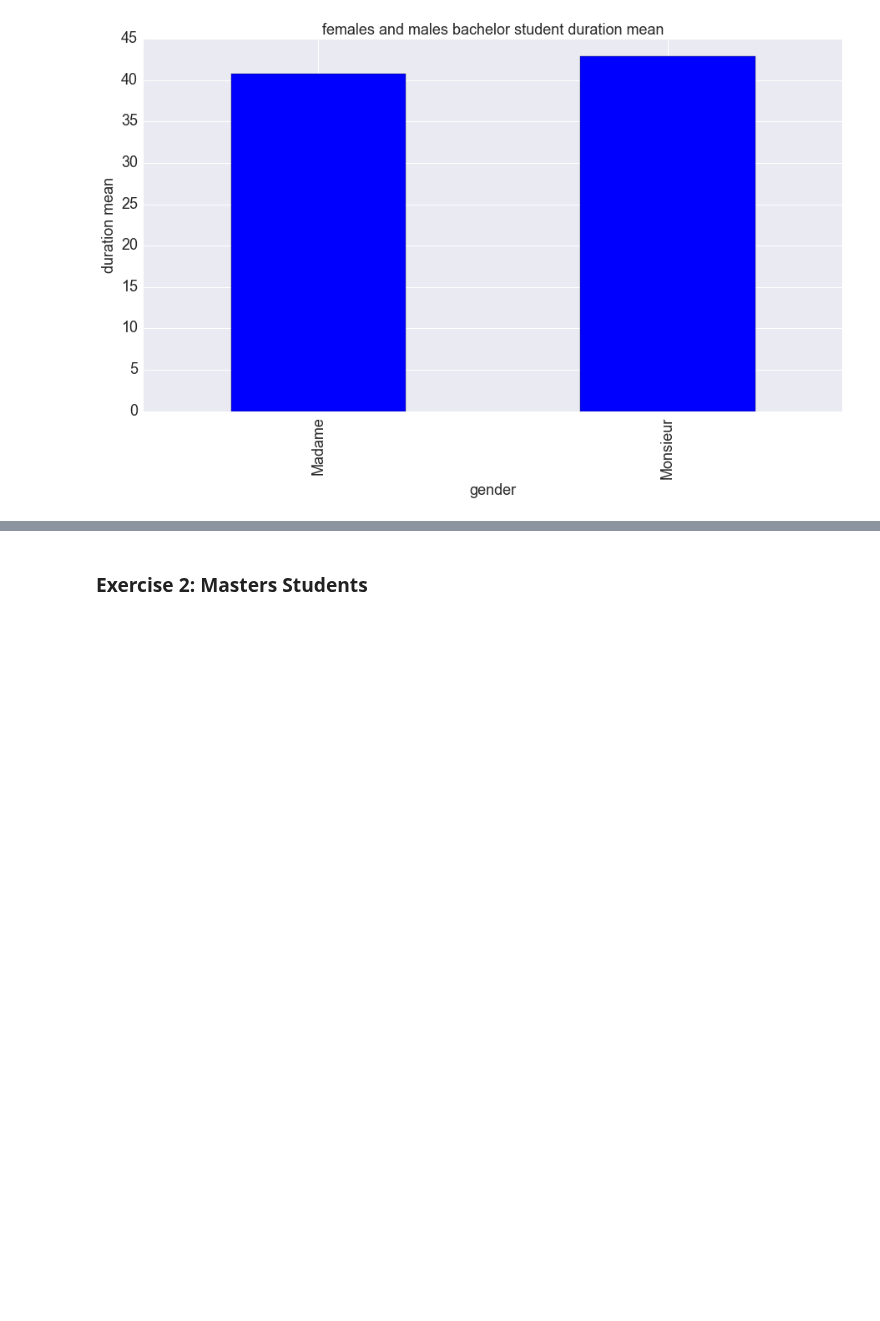
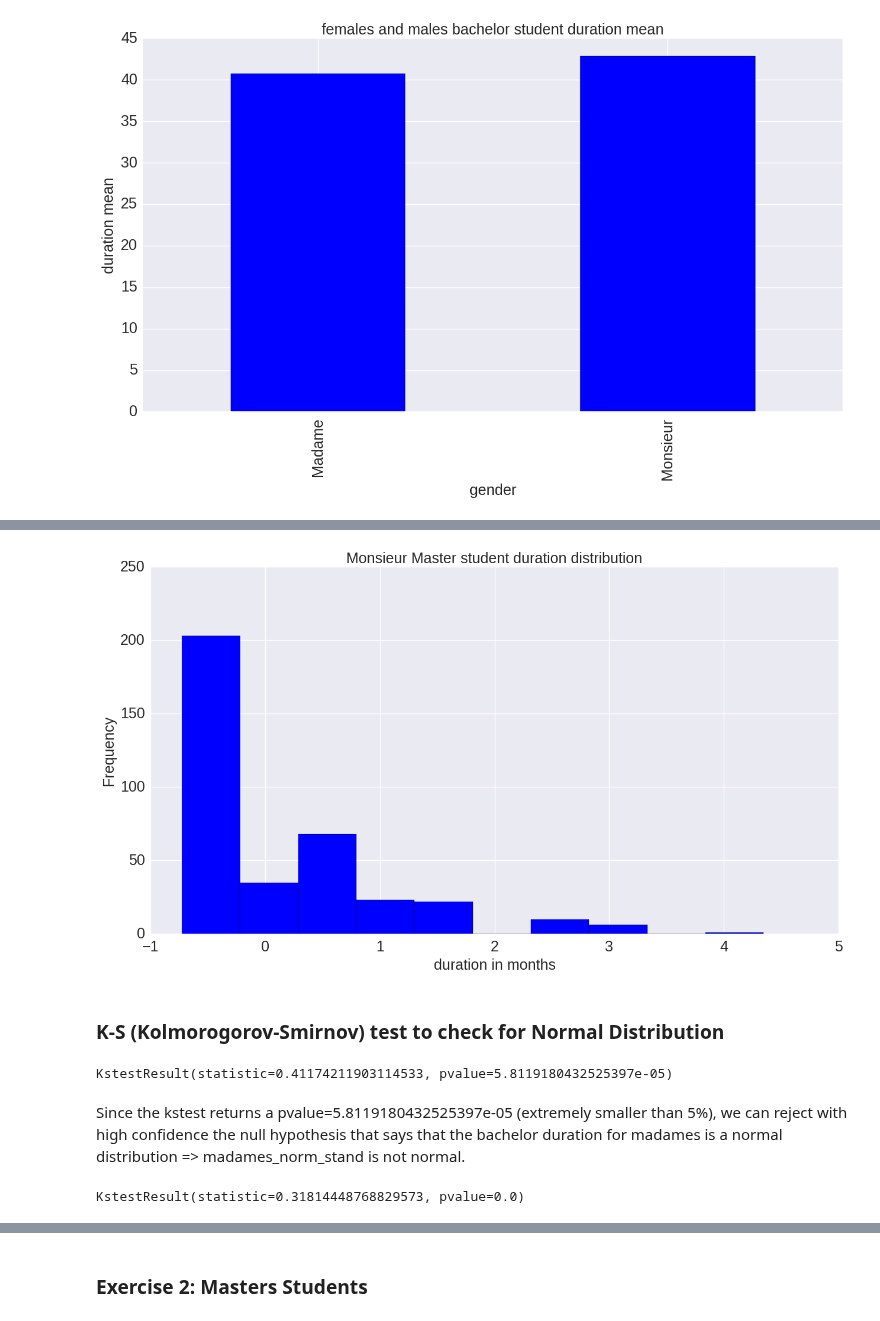
Before and after one commit to meryemmhamdi1/Gokcen_Meryem_Riyadh_ADA, a Jupyter notebook: 02 - Data from the Web/HW2.ipynb, the cells around one changed output, grey strips where cells are left out. Saved outputs shown, nothing was run; the diff lists cells and outputs as text; code cells hidden in the pictures; blank space fills up the shorter version.

Commit message:
Added Statistics for Exercise 1

```diff
--- a/02 - Data from the Web/HW2.ipynb
+++ b/02 - Data from the Web/HW2.ipynb
@@ -246,0 +262,21 @@ Ttest_indResult(statistic=-1.174373961635091, pvalue=0.2409527870885366)
+# %%
+monsieur_norm_stand.hist(figsize=(15,8), color = 'blue')
+plt.title('Monsieur Master student duration distribution', fontsize=18)
+plt.xlabel('duration in months', fontsize=18)
+plt.ylabel('Frequency', fontsize=18)
+plt.tick_params(axis='x', labelsize=18)
+plt.tick_params(axis='y', labelsize=18)
+# %% [output]
+[figure, added]
+# %% [markdown]
+### K-S (Kolmorogorov-Smirnov) test to check for Normal Distribution
+# %%
+stats.kstest(madames_norm_stand,'norm')
+# %% [output]
+KstestResult(statistic=0.41174211903114533, pvalue=5.8119180432525397e-05)
+# %% [markdown]
+Since the kstest returns a pvalue=5.8119180432525397e-05 (extremely smaller than 5%), we can reject with high confidence the null hypothesis that says that the bachelor duration for madames is a normal distribution => madames_norm_stand is not normal.
+# %%
+stats.kstest(monsieur_norm_stand,'norm')
+# %% [output]
+KstestResult(statistic=0.31814448768829573, pvalue=0.0)
```
Also changed, not shown: parts of 26 cells of this notebook, 2 other files.
